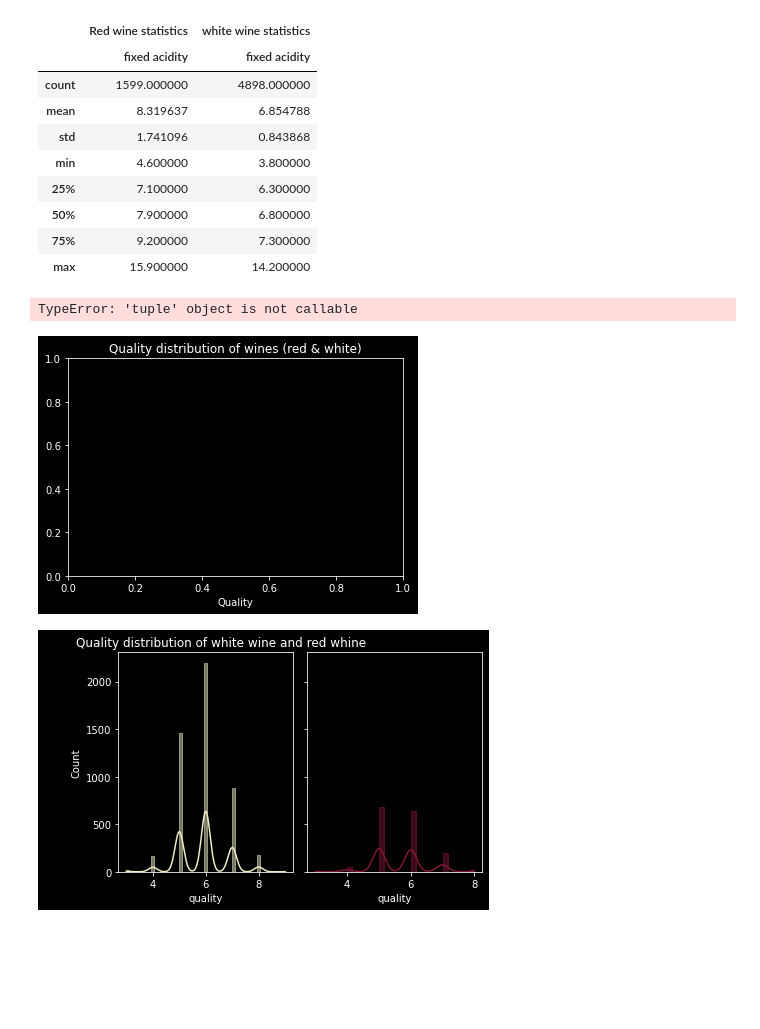
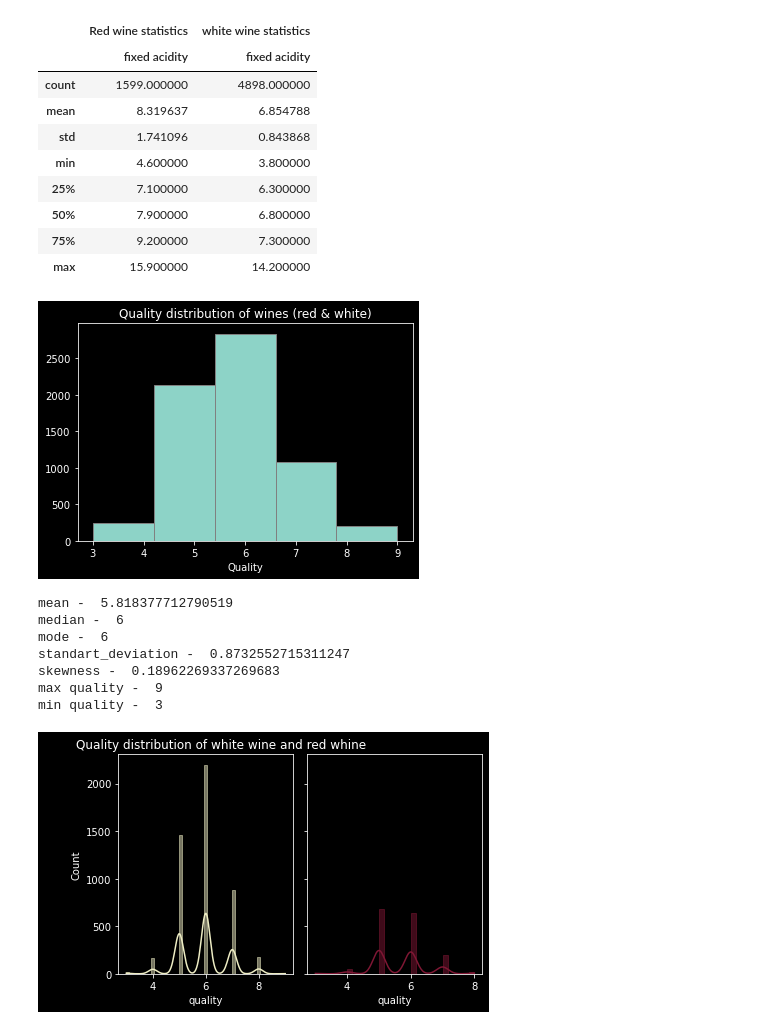
Before and after one commit to YanaOrf/BlueBerryWinery, a Jupyter notebook: BlueBerryWinery.ipynb, the cells around one changed output. Saved outputs shown, nothing was run; the diff lists cells and outputs as text; code cells hidden in the pictures; blank space fills up the shorter version.

```diff
--- a/BlueBerryWinery.ipynb
+++ b/BlueBerryWinery.ipynb
@@ -216,26 +216,30 @@ pd.concat([red_wine2[['fixed acidity']].describe(),white_wine2[['fixed acidity']
 | 75% | 9.200000 | 7.300000 |
 | max | 15.900000 | 14.200000 |
 # %%
-#quality wines
-
 plt.title("Quality distribution of wines (red & white)")
 plt.xlabel("Quality")
-plt.ylabel("Total wines")
+#plt.ylabel("Count")
 plt.style.use("dark_background")
 plt.hist(wines["quality"],bins=5,edgecolor="grey")
 plt.show()
 #color="red",bins=10 "fivethirtyeight"
 
-print("mean - ",stats.mean(wines["quality"]))
-print("median - ",stats.median(wines["quality"]))
-print("mode - ",stats.mode(wines["quality"]))
-print("standart_deviation - ",stats.stdev(wines["quality"]))
+print("mean - ",statss.mean(wines["quality"]))
+print("median - ",statss.median(wines["quality"]))
+print("mode - ",statss.mode(wines["quality"]))
+print("standart_deviation - ",statss.stdev(wines["quality"]))
 print("skewness - ",wines["quality"].skew())
 print("max quality - ",np.max(wines["quality"]))
 print("min quality - ",np.min(wines["quality"]))
 # %% [output]
+[figure, new version]
-TypeError: 'tuple' object is not callable
+mean -  5.818377712790519
+median -  6
+mode -  6
+standart_deviation -  0.8732552715311247
+skewness -  0.18962269337269683
+max quality -  9
+min quality -  3
-[figure, old version]
 # %%
 fig, axs=plt.subplots(1,2,tight_layout=True,sharey=True)
 axs[0].set_title("        Quality distribution of white wine and red whine")
```
Also changed, not shown: parts of 2 cells of this notebook.
